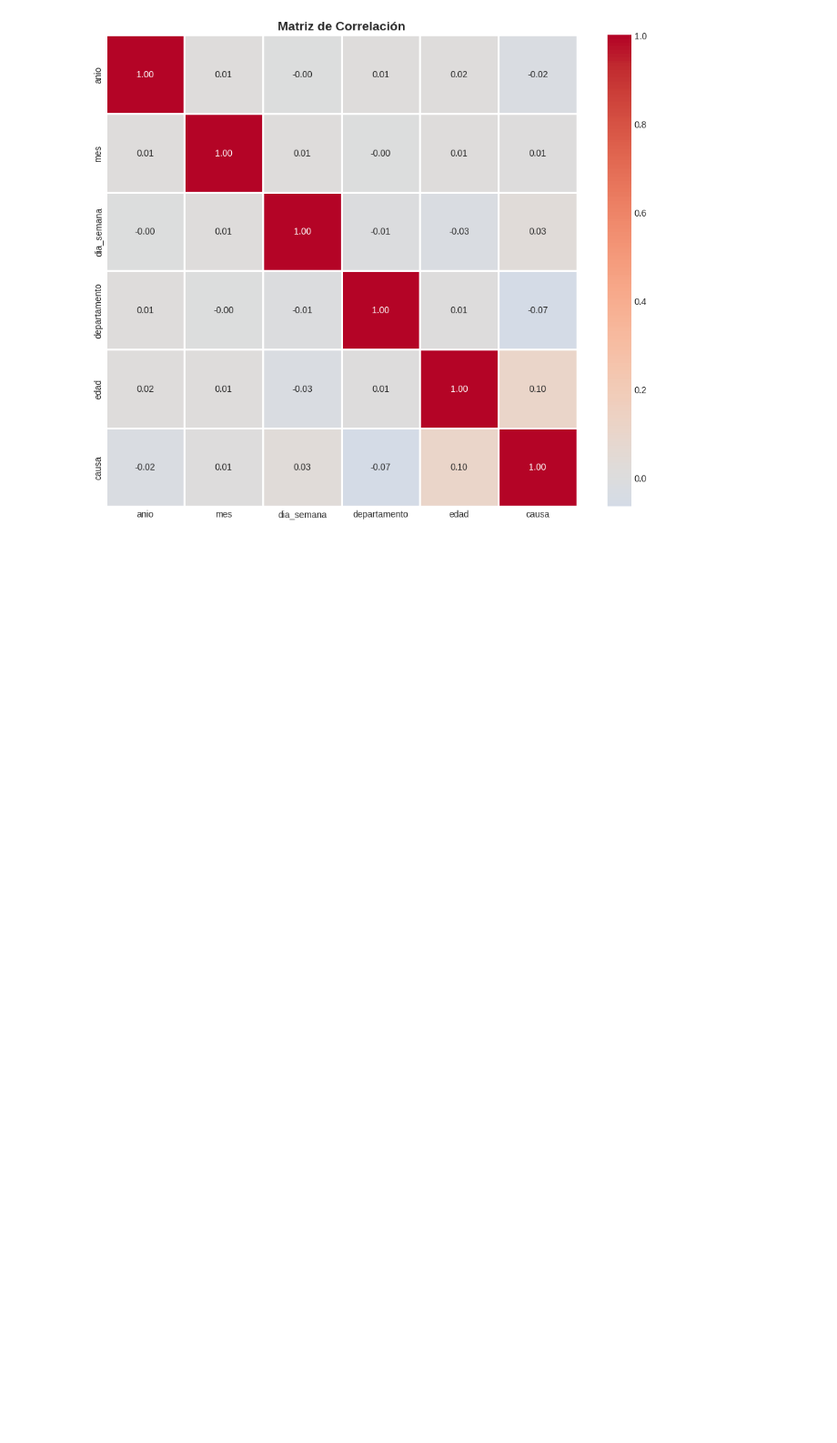
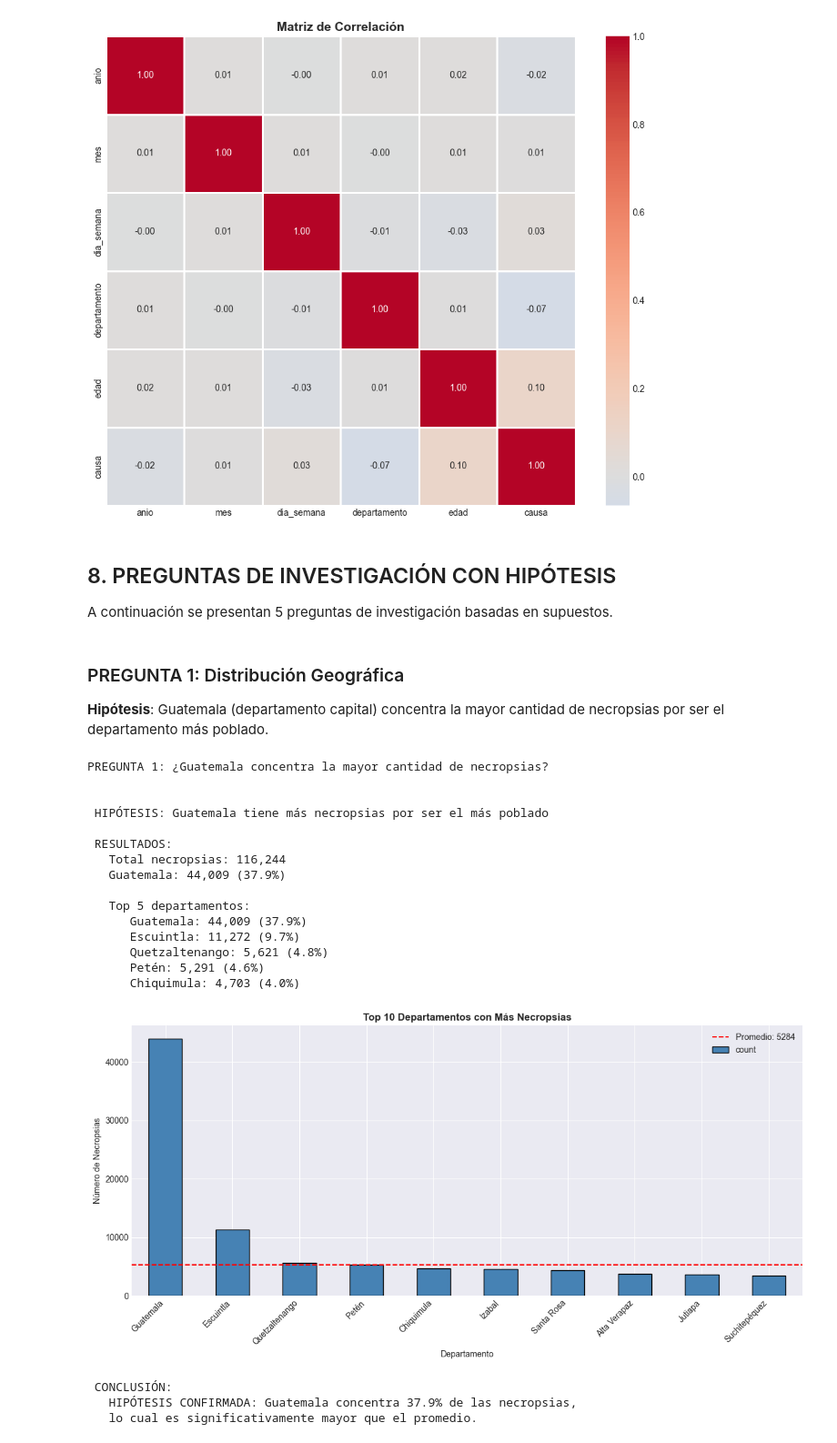
Before and after one commit to JPLopez23/P1-DA, a Jupyter notebook: analisis.ipynb, the cells around one changed output. Shown at 91% size. Saved outputs shown, nothing was run; the diff lists cells and outputs as text; code cells hidden in the pictures; blank space fills up the shorter version.

```diff
--- a/analisis.ipynb
+++ b/analisis.ipynb
@@ -482,3 +482,70 @@ departamento  0.010 -0.000      -0.011         1.000  0.009 -0.065
 edad          0.015  0.011      -0.026         0.009  1.000  0.101
 causa        -0.021  0.005       0.027        -0.065  0.101  1.000
 [figure]
+# %% [markdown]
+## 8. PREGUNTAS DE INVESTIGACIÓN CON HIPÓTESIS
+
+A continuación se presentan 5 preguntas de investigación basadas en supuestos.
+# %% [markdown]
+### PREGUNTA 1: Distribución Geográfica
+**Hipótesis**: Guatemala (departamento capital) concentra la mayor cantidad de
+necropsias por ser el departamento más poblado.
+# %%
+print("\n" + ""*80)
+print("PREGUNTA 1: ¿Guatemala concentra la mayor cantidad de necropsias?")
+print(""*80)
+print("\n HIPÓTESIS: Guatemala tiene más necropsias por ser el más poblado")
+
+# Análisis
+depto_counts = df_limpio['depto_nombre'].value_counts()
+total = depto_counts.sum()
+guatemala_count = depto_counts.get('Guatemala', 0)
+guatemala_pct = guatemala_count / total * 100
+
+print(f"\n RESULTADOS:")
+print(f"   Total necropsias: {total:,}")
+print(f"   Guatemala: {guatemala_count:,} ({guatemala_pct:.1f}%)")
+print(f"\n   Top 5 departamentos:")
+for depto, count in depto_counts.head(5).items():
+    print(f"      {depto}: {count:,} ({count/total*100:.1f}%)")
+
+# Visualización
+plt.figure(figsize=(12, 6))
+depto_counts.head(10).plot(kind='bar', color='steelblue', edgecolor='black')
+plt.axhline(y=depto_counts.mean(), color='red', linestyle='--', label=f'Promedio: {depto_counts.mean():.0f}')
+plt.title('Top 10 Departamentos con Más Necropsias', fontweight='bold')
+plt.xlabel('Departamento')
+plt.ylabel('Número de Necropsias')
+plt.xticks(rotation=45, ha='right')
+plt.legend()
+plt.tight_layout()
+plt.savefig('graficos/pregunta1_departamentos.png', dpi=300)
+plt.show()
+
+# Conclusión
+print("\n CONCLUSIÓN:")
+if guatemala_pct > 30:
+    print(f"   HIPÓTESIS CONFIRMADA: Guatemala concentra {guatemala_pct:.1f}% de las necropsias,")
+    print("   lo cual es significativamente mayor que el promedio.")
+else:
+    print(f"   HIPÓTESIS PARCIALMENTE CONFIRMADA: Guatemala tiene {guatemala_pct:.1f}%")
+# %% [output]
+PREGUNTA 1: ¿Guatemala concentra la mayor cantidad de necropsias?
+
+
+ HIPÓTESIS: Guatemala tiene más necropsias por ser el más poblado
+
+ RESULTADOS:
+   Total necropsias: 116,244
+   Guatemala: 44,009 (37.9%)
+
+   Top 5 departamentos:
+      Guatemala: 44,009 (37.9%)
+      Escuintla: 11,272 (9.7%)
+      Quetzaltenango: 5,621 (4.8%)
+      Petén: 5,291 (4.6%)
+      Chiquimula: 4,703 (4.0%)
+[figure, added]
+ CONCLUSIÓN:
+   HIPÓTESIS CONFIRMADA: Guatemala concentra 37.9% de las necropsias,
+   lo cual es significativamente mayor que el promedio.
```
Also changed, not shown: parts of 19 cells of this notebook, 23 other files.
